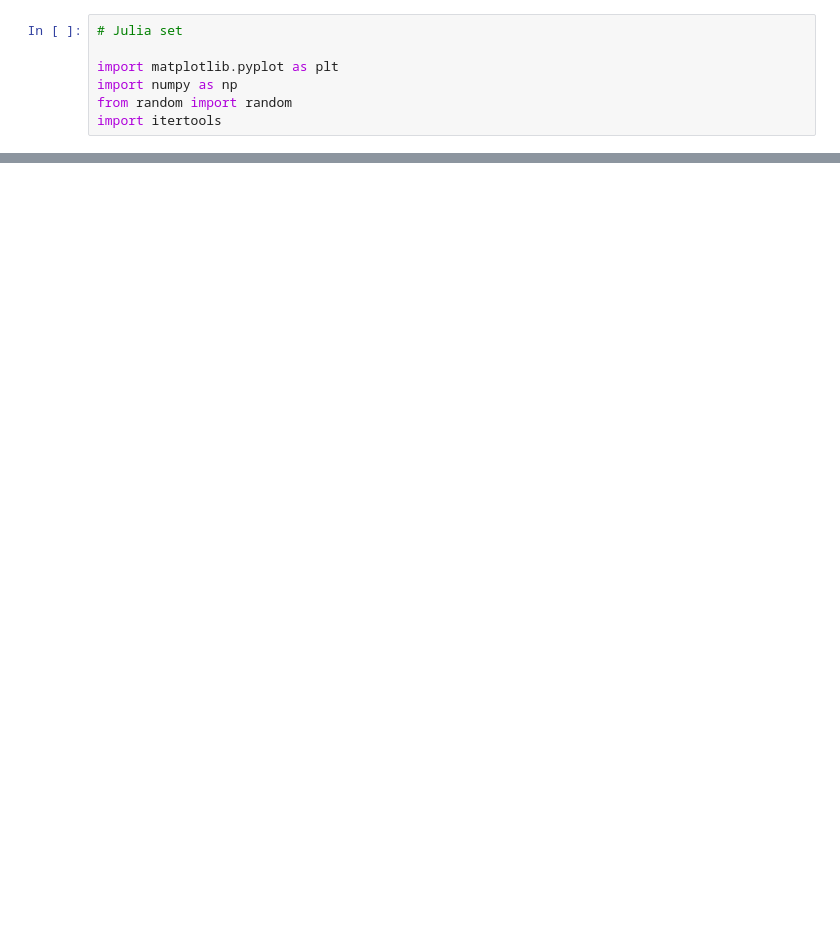
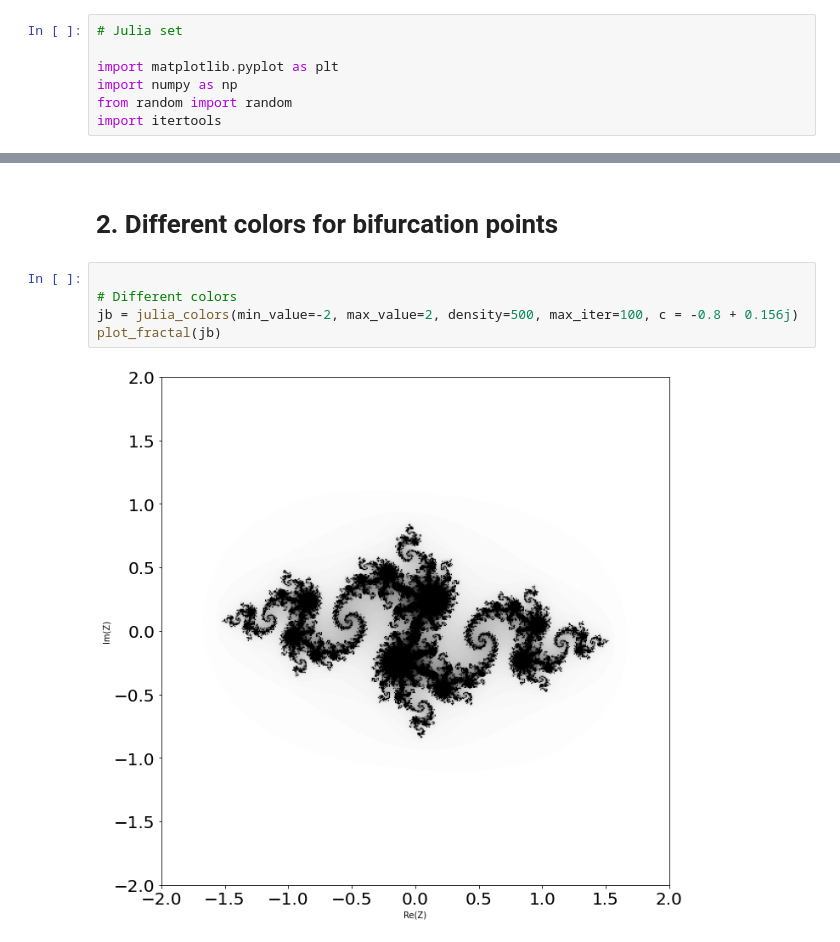
Before and after one commit to AnnyshkaF/High-Performance-Lab, a Jupyter notebook: task_2.ipynb, the cells around one changed output, grey strips where cells are left out. Drawn from its saved outputs; the diff is of its cells as text; blank space fills up the shorter version.

```diff
--- a/task_2.ipynb
+++ b/task_2.ipynb
@@ -82,0 +85,9 @@ plot_fractal(jb)
+# %% [markdown]
+# 2. Different colors for bifurcation points
+# %%
+
+# Different colors
+jb = julia_colors(min_value=-2, max_value=2, density=500, max_iter=100, c = -0.8 + 0.156j)
+plot_fractal(jb)
+# %% [output]
+[figure, added]
```
Also changed, not shown: parts of 10 cells of this notebook.
